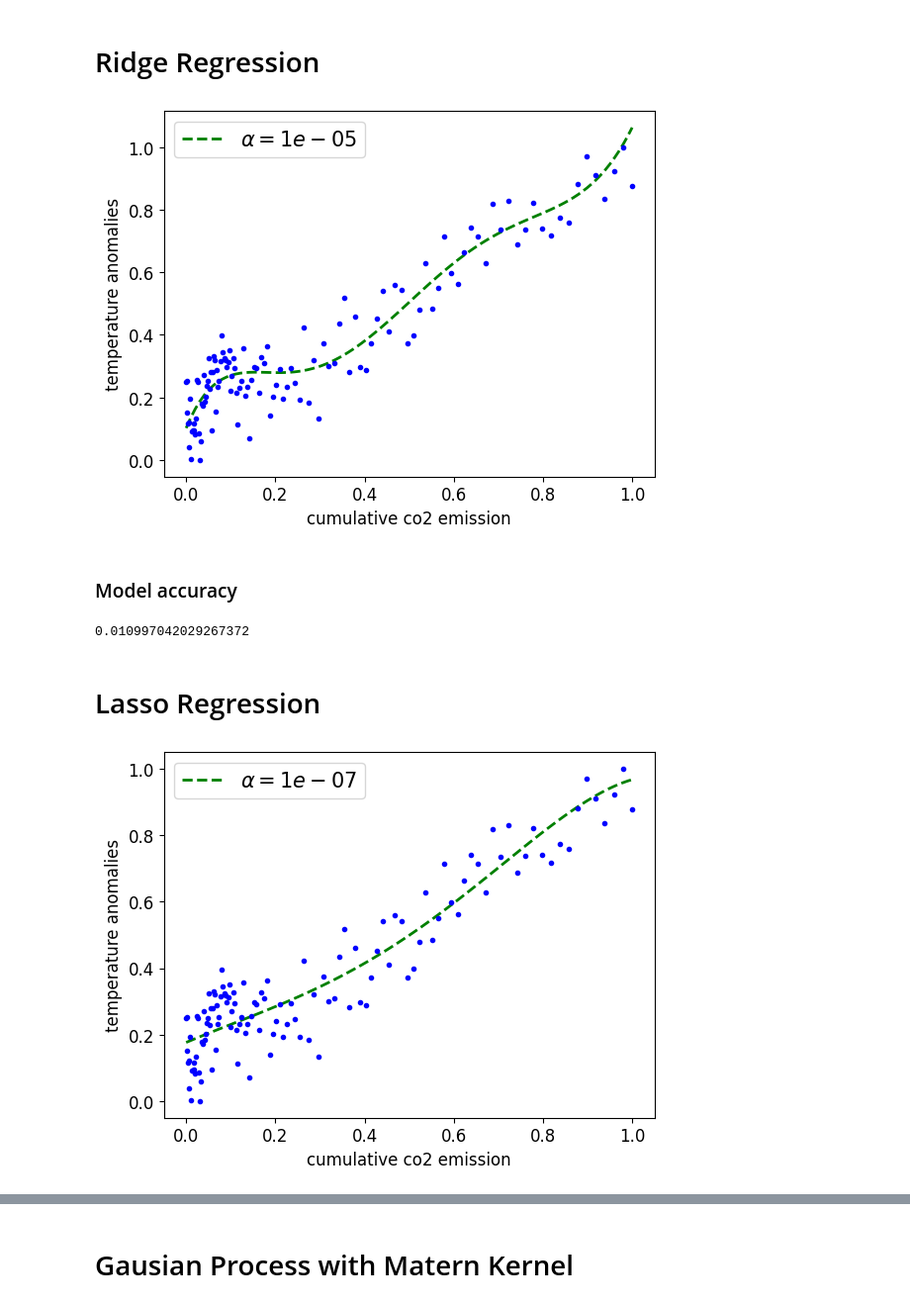
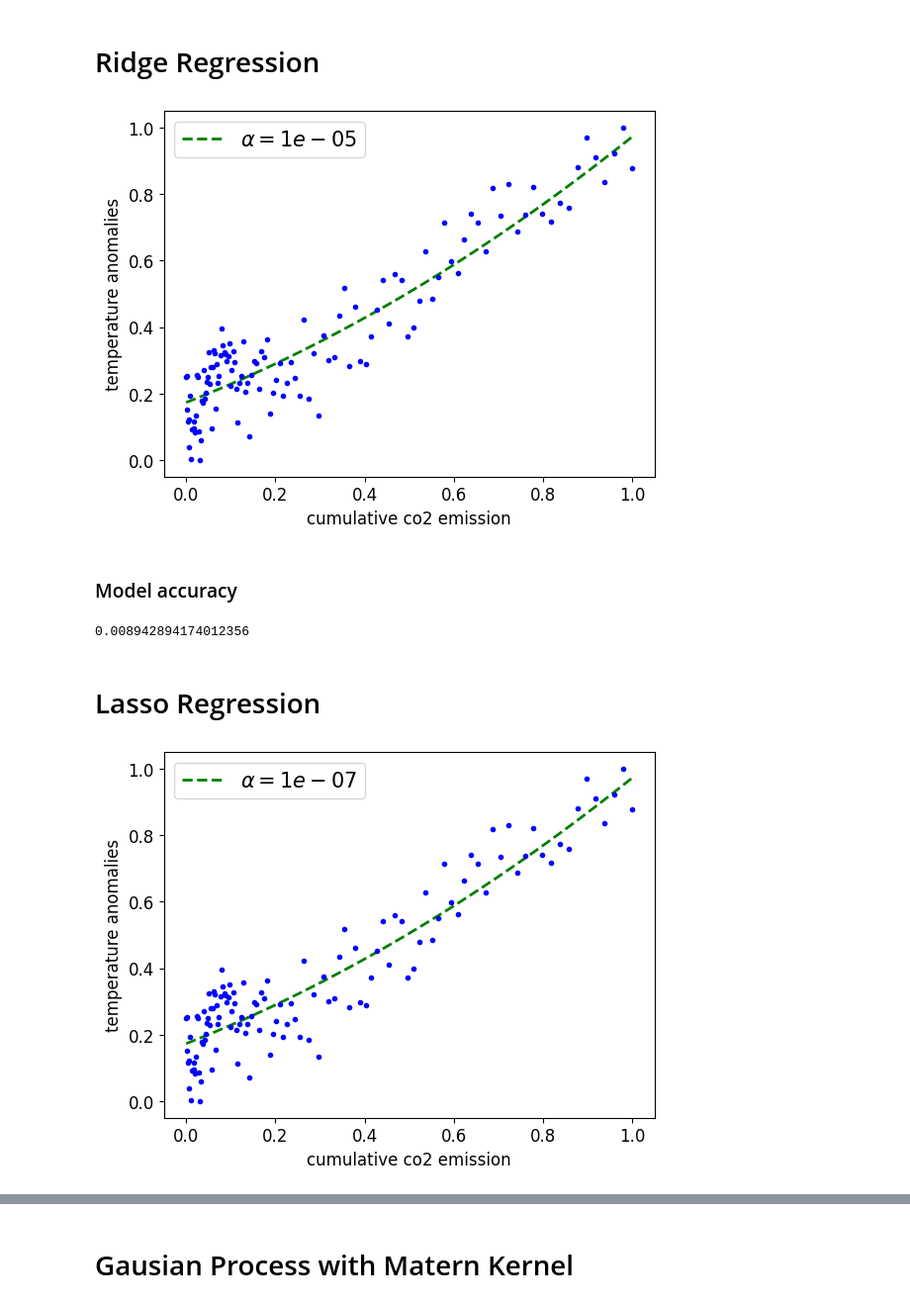
Before and after one commit to torczuk/earth-temperature-ml, a Jupyter notebook: source/linear-regression.ipynb, the cells around one changed output, grey strips where cells are left out. Shown at 99% size. Saved outputs shown, nothing was run; the diff lists cells and outputs as text; code cells hidden in the pictures.

```diff
--- a/source/linear-regression.ipynb
+++ b/source/linear-regression.ipynb
@@ -319,35 +465,35 @@ from sklearn.linear_model import LinearRegression
 from sklearn.pipeline import Pipeline
 from sklearn.preprocessing import PolynomialFeatures
 from sklearn.preprocessing import StandardScaler
 from sklearn.pipeline import Pipeline
 
 
 X_train, X_val, Y_train, Y_val = train_test_split(X, Y, test_size = 0.2)
 
 X_new = np.linspace(0, 1, 100).reshape(100, 1)
 y = Y
 
 alpha = 10**-5
 
 style = "--g"
 model = Pipeline([
-        ("poly_features", PolynomialFeatures(degree=6, include_bias=False)),
+        ("poly_features", PolynomialFeatures(degree=2, include_bias=False)),
         ("std_scaler", StandardScaler()),
         ("regul_reg", Ridge(alpha, random_state=42)),
     ])
 model.fit(X_train, Y_train)
 y_new_regul = model.predict(X_new)
 lw = 2 if alpha > 0 else 1
 plt.plot(X_new, y_new_regul, style, linewidth=lw, label=r"$\alpha = {}$".format(alpha))
 
 plt.plot(X, y, "b.", linewidth=3)
 plt.legend(loc="upper left", fontsize=15)
 plt.xlabel("cumulative co2 emission", fontsize=12)
 plt.ylabel("temperature anomalies", rotation=90, fontsize=12)
 plt.show()
 # plt.savefig('ridge-regression.png')
 # %% [output]
-[figure, old version]
+[figure, new version]
 # %% [markdown]
 ### Model accuracy
 # %%
@@ -355,7 +501,7 @@ Y_val_predict = model.predict(X_val)
 
 mean_squared_error(Y_val ,Y_val_predict)
 # %% [output]
-0.010997042029267372
+0.008942894174012356
 # %% [markdown]
 # Lasso Regression
 # %%
@@ -373,7 +519,7 @@ alpha = 10**-7
 
 style = "--g"
 model = Pipeline([
-        ("poly_features", PolynomialFeatures(degree=6, include_bias=False)),
+        ("poly_features", PolynomialFeatures(degree=2, include_bias=False)),
         ("std_scaler", StandardScaler()),
         ("regul_reg", Lasso(alpha, random_state=42)),
     ])
@@ -389,7 +535,7 @@ plt.ylabel("temperature anomalies", rotation=90, fontsize=12)
 # plt.savefig('lasso-regression.png')
 plt.show()
 # %% [output]
-[figure, old version]
+[figure, new version]
 # %%
 Y_val_predict = model.predict(X_val)
 
```
Also changed, not shown: parts of 18 cells of this notebook.
